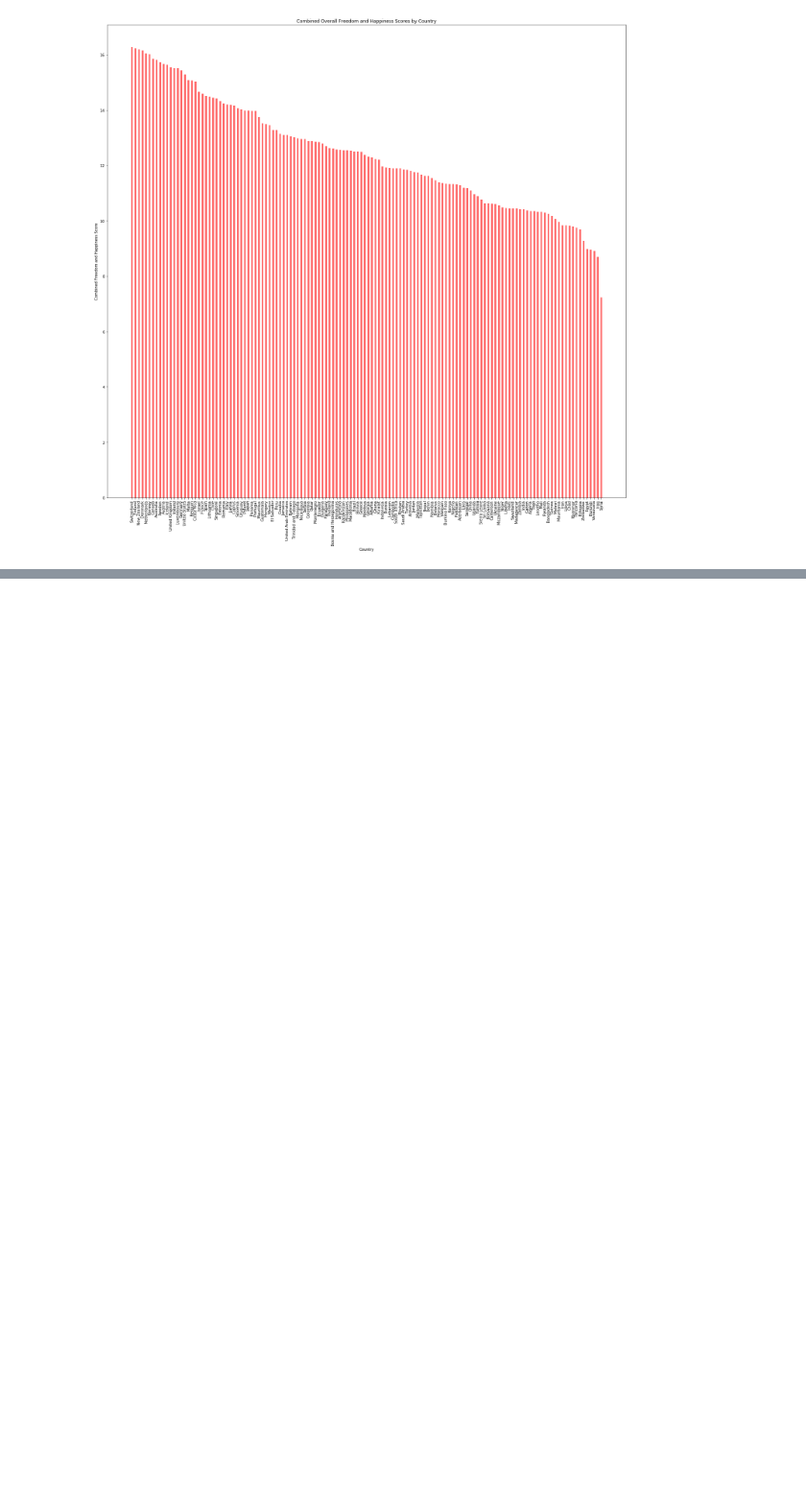
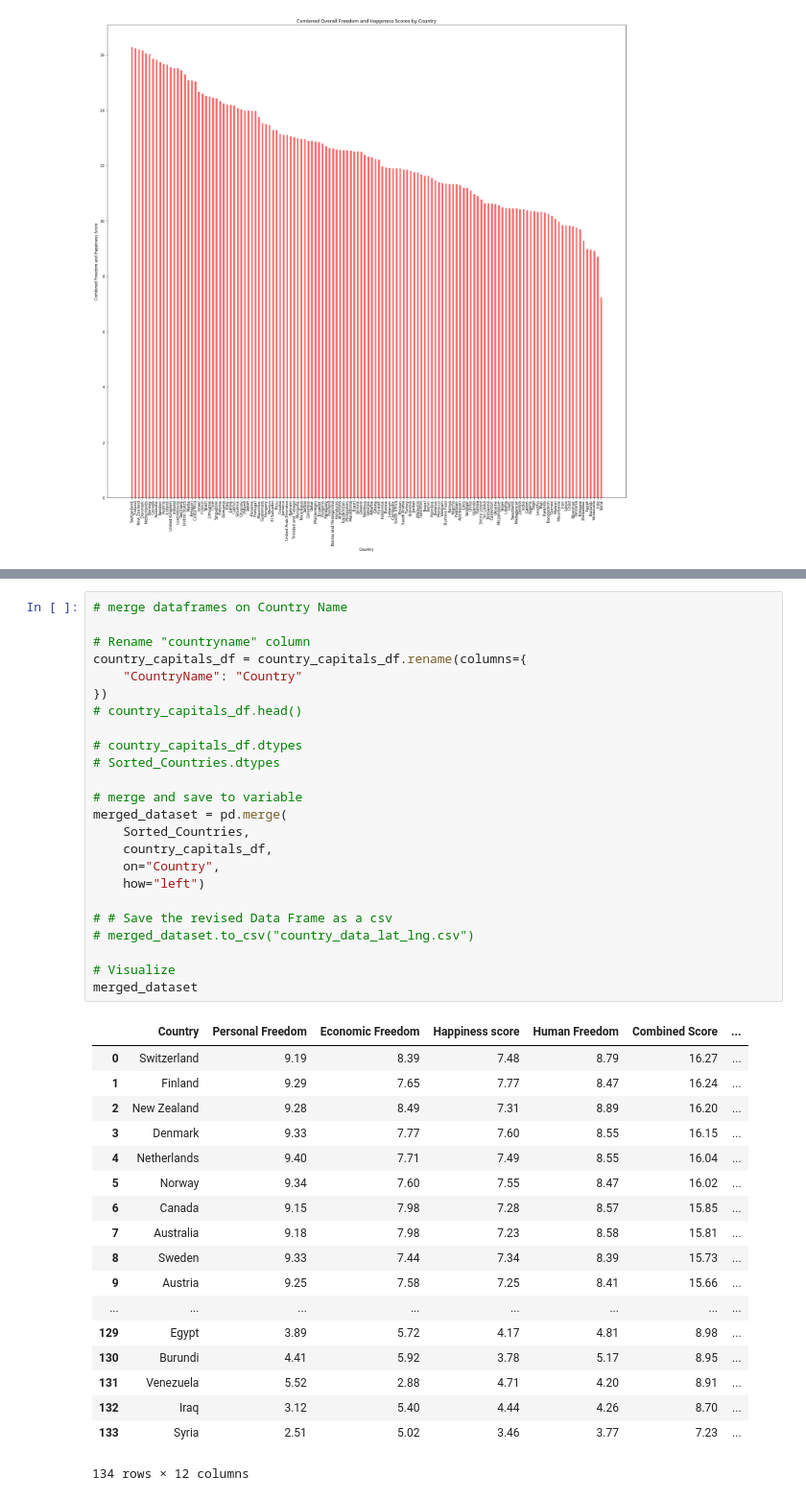
Before and after one commit to Faedra/Freedom-and-Happiness, a Jupyter notebook: thefunstuff/shannon_working_notebook.ipynb, the cells around one changed output, grey strips where cells are left out. Shown: that part at 96% size. Drawn from its saved outputs; the diff is of its cells as text; blank space fills up the shorter version.

```diff
--- a/thefunstuff/shannon_working_notebook.ipynb
+++ b/thefunstuff/shannon_working_notebook.ipynb
@@ -156,0 +189,43 @@ plt.show()
+# %%
+# merge dataframes on Country Name
+
+# Rename "countryname" column
+country_capitals_df = country_capitals_df.rename(columns={
+    "CountryName": "Country"
+})
+# country_capitals_df.head()
+
+# country_capitals_df.dtypes
+# Sorted_Countries.dtypes
+
+# merge and save to variable
+merged_dataset = pd.merge(
+    Sorted_Countries,
+    country_capitals_df,
+    on="Country",
+    how="left")
+
+# # Save the revised Data Frame as a csv
+# merged_dataset.to_csv("country_data_lat_lng.csv")
+
+# Visualize
+merged_dataset
+# %% [output]
+|  | Country | Personal Freedom | Economic Freedom | Happiness score | Human Freedom | Combined Score | ... |
+| 0 | Switzerland | 9.19 | 8.39 | 7.48 | 8.79 | 16.27 | ... |
+| 1 | Finland | 9.29 | 7.65 | 7.77 | 8.47 | 16.24 | ... |
+| 2 | New Zealand | 9.28 | 8.49 | 7.31 | 8.89 | 16.20 | ... |
+| 3 | Denmark | 9.33 | 7.77 | 7.60 | 8.55 | 16.15 | ... |
+| 4 | Netherlands | 9.40 | 7.71 | 7.49 | 8.55 | 16.04 | ... |
+| 5 | Norway | 9.34 | 7.60 | 7.55 | 8.47 | 16.02 | ... |
+| 6 | Canada | 9.15 | 7.98 | 7.28 | 8.57 | 15.85 | ... |
+| 7 | Australia | 9.18 | 7.98 | 7.23 | 8.58 | 15.81 | ... |
+| 8 | Sweden | 9.33 | 7.44 | 7.34 | 8.39 | 15.73 | ... |
+| 9 | Austria | 9.25 | 7.58 | 7.25 | 8.41 | 15.66 | ... |
+| ... | ... | ... | ... | ... | ... | ... | ... |
+| 129 | Egypt | 3.89 | 5.72 | 4.17 | 4.81 | 8.98 | ... |
+| 130 | Burundi | 4.41 | 5.92 | 3.78 | 5.17 | 8.95 | ... |
+| 131 | Venezuela | 5.52 | 2.88 | 4.71 | 4.20 | 8.91 | ... |
+| 132 | Iraq | 3.12 | 5.40 | 4.44 | 4.26 | 8.70 | ... |
+| 133 | Syria | 2.51 | 5.02 | 3.46 | 3.77 | 7.23 | ... |
+134 rows × 12 columns
```
Also changed, not shown: parts of 8 cells of this notebook.
